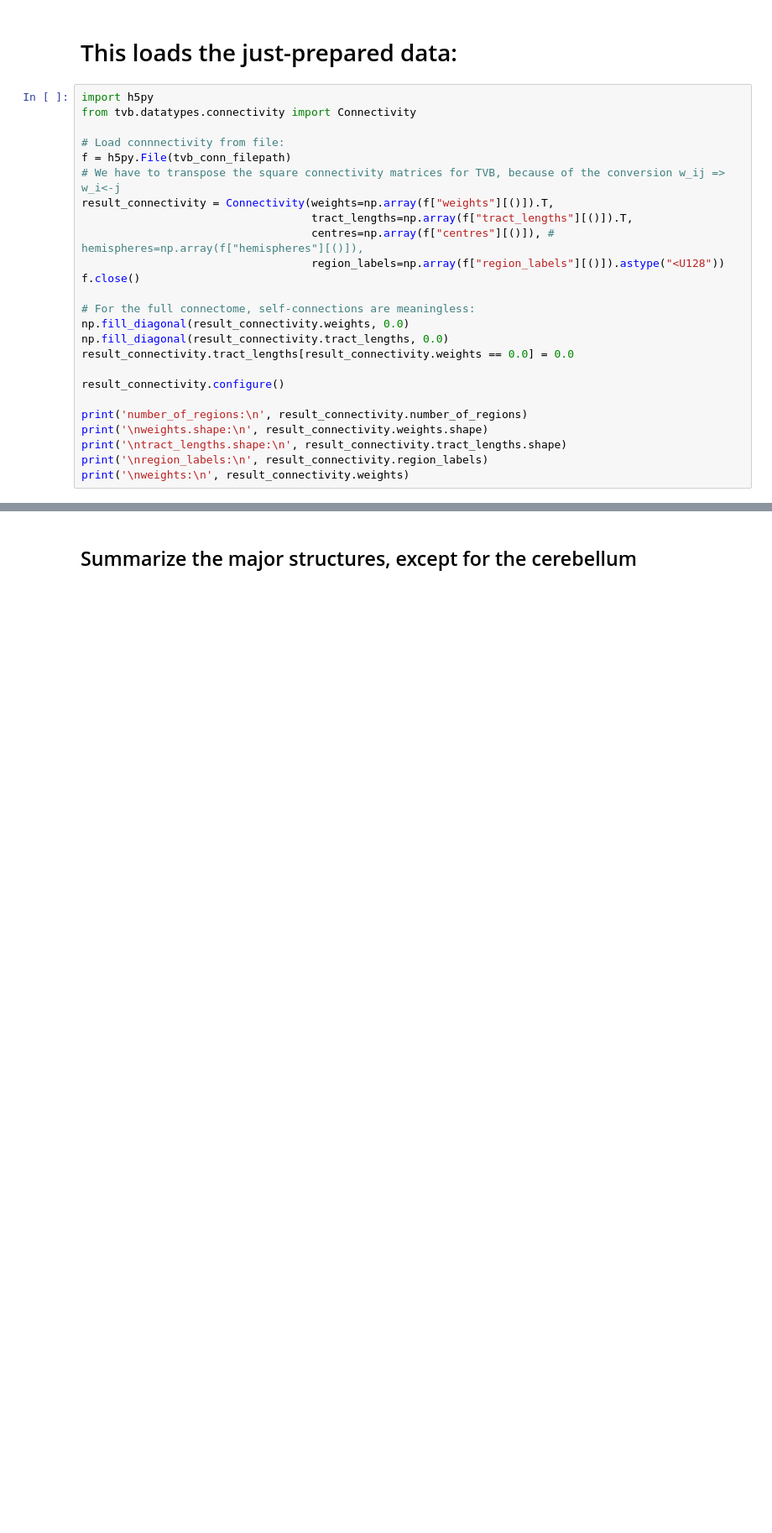
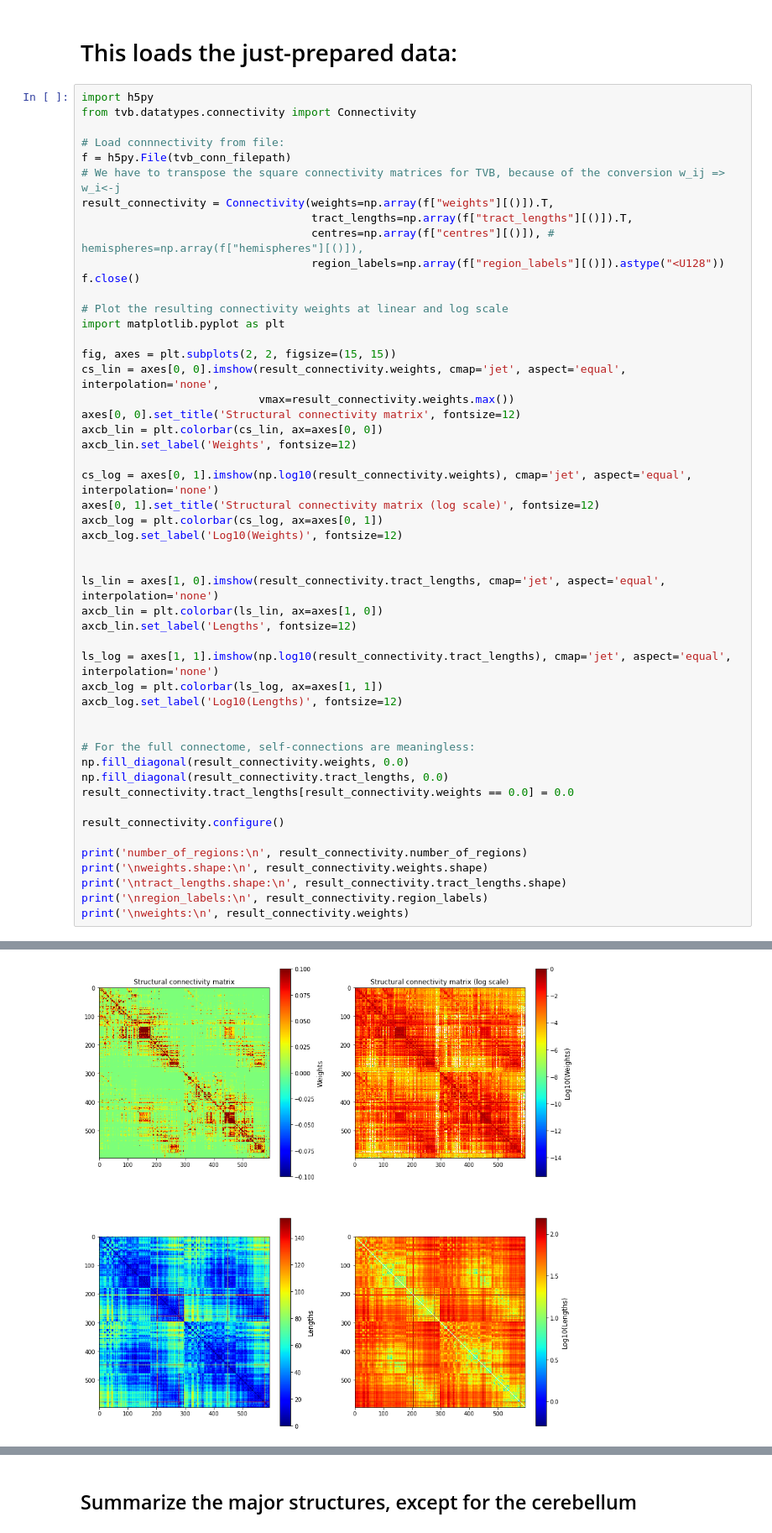
Before and after one commit to virtual-twin/tvb-multiscale-rising-net, a Jupyter notebook: rising_net/data/interacting_with_Allen.ipynb, the cells around one changed output, grey strips where cells are left out. Shown at 84% size. Cells and saved outputs as stored; diff of their text form; blank space fills up the shorter version.

Commit message:
Added plot of original Allen et al connectome

```diff
--- a/rising_net/data/interacting_with_Allen.ipynb
+++ b/rising_net/data/interacting_with_Allen.ipynb
@@ -77,33 +77,59 @@ result_connectivity = Connectivity(weights=np.array(f["weights"][()]).T,
                                    region_labels=np.array(f["region_labels"][()]).astype("<U128"))
 f.close()
 
+# Plot the resulting connectivity weights at linear and log scale
+import matplotlib.pyplot as plt
+
+fig, axes = plt.subplots(2, 2, figsize=(15, 15))
+cs_lin = axes[0, 0].imshow(result_connectivity.weights, cmap='jet', aspect='equal', interpolation='none',
+                           vmax=result_connectivity.weights.max())
+axes[0, 0].set_title('Structural connectivity matrix', fontsize=12)
+axcb_lin = plt.colorbar(cs_lin, ax=axes[0, 0])
+axcb_lin.set_label('Weights', fontsize=12)
+
+cs_log = axes[0, 1].imshow(np.log10(result_connectivity.weights), cmap='jet', aspect='equal', interpolation='none')
+axes[0, 1].set_title('Structural connectivity matrix (log scale)', fontsize=12)
+axcb_log = plt.colorbar(cs_log, ax=axes[0, 1])
+axcb_log.set_label('Log10(Weights)', fontsize=12)
+
+
+ls_lin = axes[1, 0].imshow(result_connectivity.tract_lengths, cmap='jet', aspect='equal', interpolation='none')
+axcb_lin = plt.colorbar(ls_lin, ax=axes[1, 0])
+axcb_lin.set_label('Lengths', fontsize=12)
+
+ls_log = axes[1, 1].imshow(np.log10(result_connectivity.tract_lengths), cmap='jet', aspect='equal', interpolation='none')
+axcb_log = plt.colorbar(ls_log, ax=axes[1, 1])
+axcb_log.set_label('Log10(Lengths)', fontsize=12)
+
+
 # For the full connectome, self-connections are meaningless:
 np.fill_diagonal(result_connectivity.weights, 0.0)
 np.fill_diagonal(result_connectivity.tract_lengths, 0.0)
 result_connectivity.tract_lengths[result_connectivity.weights == 0.0] = 0.0
 
 result_connectivity.configure()
 
 print('number_of_regions:\n', result_connectivity.number_of_regions)
 print('\nweights.shape:\n', result_connectivity.weights.shape)
 print('\ntract_lengths.shape:\n', result_connectivity.tract_lengths.shape)
 print('\nregion_labels:\n', result_connectivity.region_labels)
 print('\nweights:\n', result_connectivity.weights)
 # %% [output]
 number_of_regions:
  596
 
 weights.shape:
  (596, 596)
 
 tract_lengths.shape:
  (596, 596)
 
 region_labels:
  ['Right Frontal pole, cerebral cortex' 'Right Primary motor area'
  'Right Secondary motor area' 'Right Primary somatosensory area, nose'
 ... (389 lines left out)
  [1.95515882e-07 5.04100941e-05 4.17897432e-05 ... 5.17439950e-02
   0.00000000e+00 2.65998675e-03]
  [2.71852623e-05 4.45484959e-04 2.03744779e-04 ... 3.86534058e-02
   3.67525396e-02 0.00000000e+00]]
+[figure, added]
```
Also changed, not shown: parts of 2 cells of this notebook.
